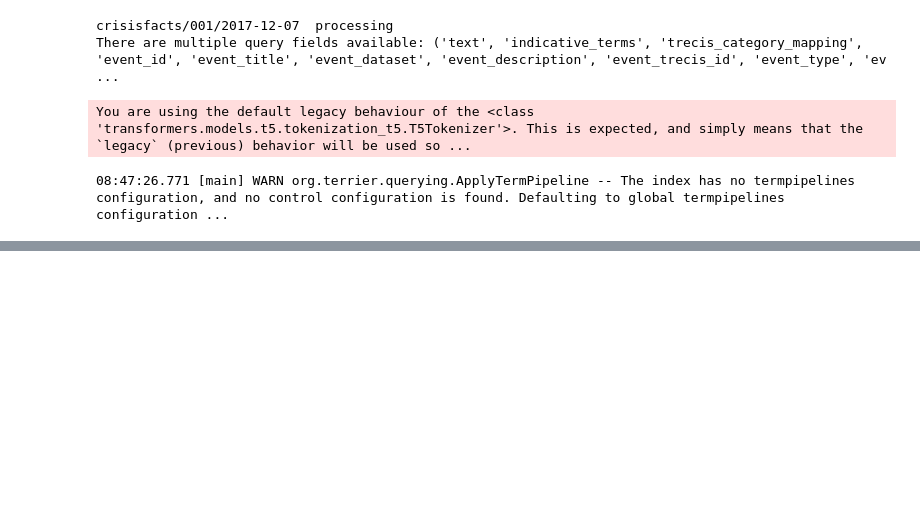
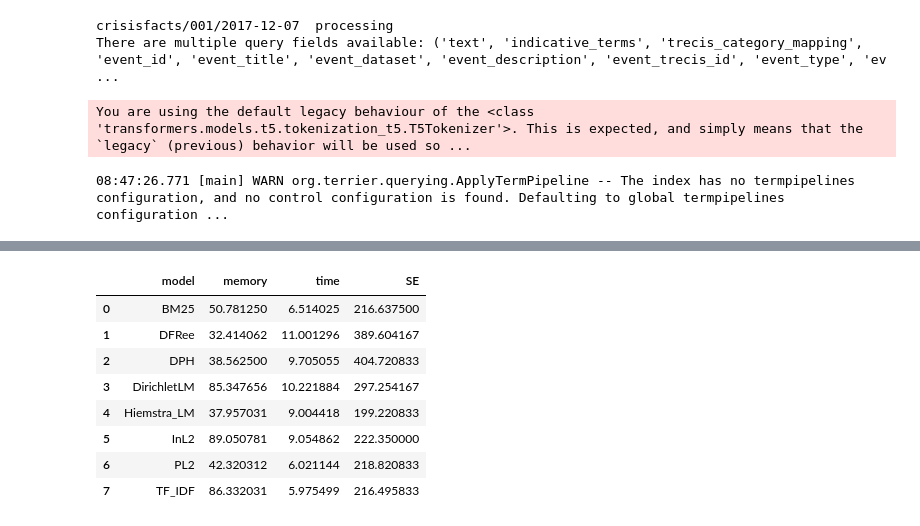
Before and after one commit to jaehobahng/crisisfacts_summarization, a Jupyter notebook: example.ipynb, the cells around one changed output, grey strips where cells are left out. Saved outputs shown, nothing was run; the diff lists cells and outputs as text; code cells hidden in the pictures; blank space fills up the shorter version.

```diff
--- a/example.ipynb
+++ b/example.ipynb
@@ -70,0 +246,14 @@ You are using the default legacy behaviour of the <class 'transformers.models.t5
+# %%
+import numpy as np
+consolidated_df['SE'] = (consolidated_df['rerank_rank'] - consolidated_df['rank'])**2
+consolidated_df.groupby(['model'])[['memory','time','SE']].mean().reset_index()
+# %% [output]
+|  | model | memory | time | SE |
+| 0 | BM25 | 50.781250 | 6.514025 | 216.637500 |
+| 1 | DFRee | 32.414062 | 11.001296 | 389.604167 |
+| 2 | DPH | 38.562500 | 9.705055 | 404.720833 |
+| 3 | DirichletLM | 85.347656 | 10.221884 | 297.254167 |
+| 4 | Hiemstra_LM | 37.957031 | 9.004418 | 199.220833 |
+| 5 | InL2 | 89.050781 | 9.054862 | 222.350000 |
+| 6 | PL2 | 42.320312 | 6.021144 | 218.820833 |
+| 7 | TF_IDF | 86.332031 | 5.975499 | 216.495833 |
```
Also changed, not shown: parts of 20 cells of this notebook, 12 other files.
